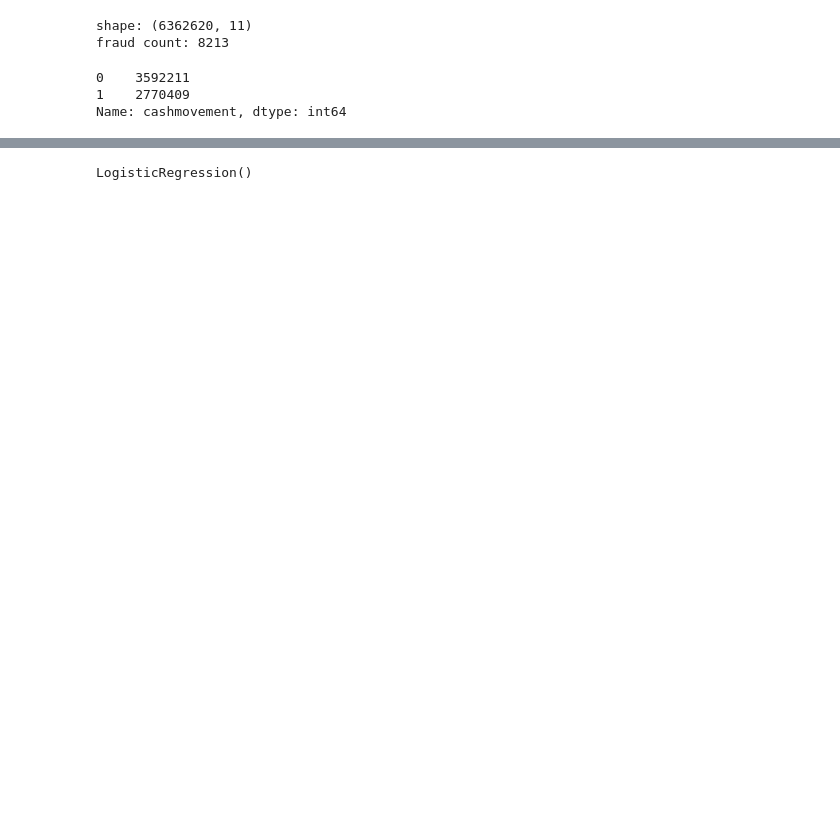
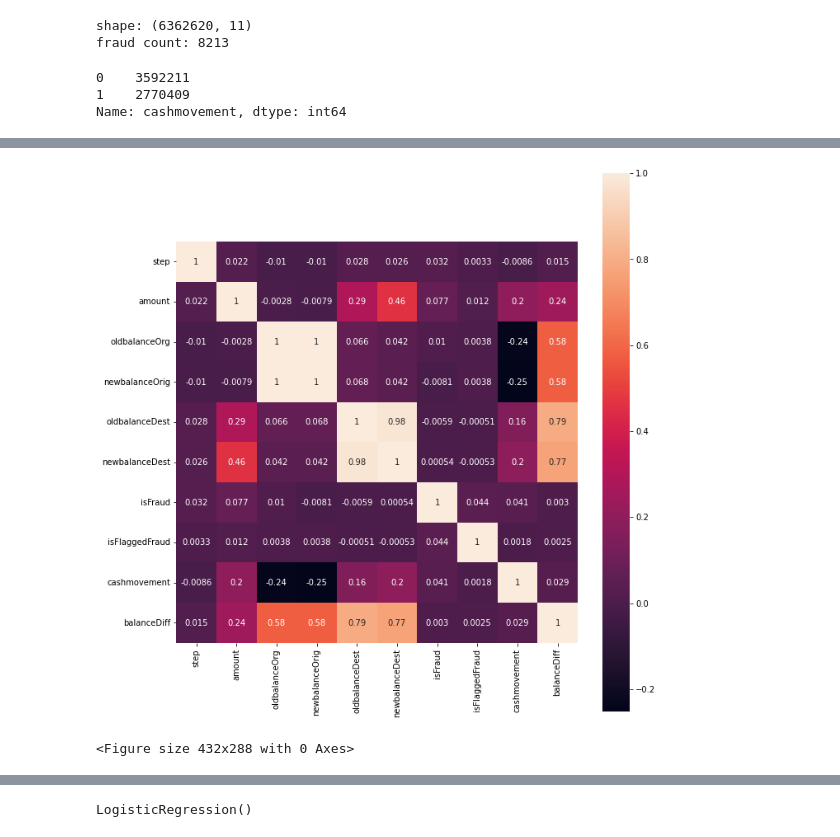
Before and after one commit to Alpacatony/Kaggle, a Jupyter notebook: fraud-detection-21-1-2023.ipynb, the cells around one changed output, grey strips where cells are left out. Drawn from its saved outputs; the diff is of its cells as text; code cells hidden in the pictures; blank space fills up the shorter version.

Commit message:
Kaggle Notebook | Fraud Detection 21-1-2023 | Version 2w graphs

```diff
--- a/fraud-detection-21-1-2023.ipynb
+++ b/fraud-detection-21-1-2023.ipynb
@@ -92,6 +95,8 @@ df['balanceDiff'] = np.abs(df.oldbalanceOrg - df.oldbalanceDest)
 features_list = ['amount', 'balanceDiff','cashmovement']
 features = df[features_list]
 label = df.isFraud
+# Check correlations before we move on with the selected features
+numdf = df.select_dtypes(exclude='object')
 df.head()
 # %% [output]
 |  | step | type | amount | nameOrig | oldbalanceOrg | newbalanceOrig | nameDest | oldbalanceDest | ... |
@@ -100,3 +105,14 @@ df.head()
 | 2 | 1 | TRANSFER | 181.00 | C1305486145 | 181.0 | 0.00 | C553264065 | 0.0 | ... |
 | 3 | 1 | CASH_OUT | 181.00 | C840083671 | 181.0 | 0.00 | C38997010 | 21182.0 | ... |
 | 4 | 1 | PAYMENT | 11668.14 | C2048537720 | 41554.0 | 29885.86 | M1230701703 | 0.0 | ... |
+# %%
+# Creating a heatmap to check for correlations we might want to use
+fig, ax = plt.subplots(figsize=(10,10))
+sns.heatmap(numdf.corr(), annot=True, cbar_kws={'shrink':1}, square=True, ax=ax)
+plt.tight_layout()
+ax.set_aspect('equal')
+plt.show()
+plt.clf()
+# %% [output]
+[figure, added]
+<Figure size 432x288 with 0 Axes>
```
Also changed, not shown: parts of 7 cells of this notebook.
